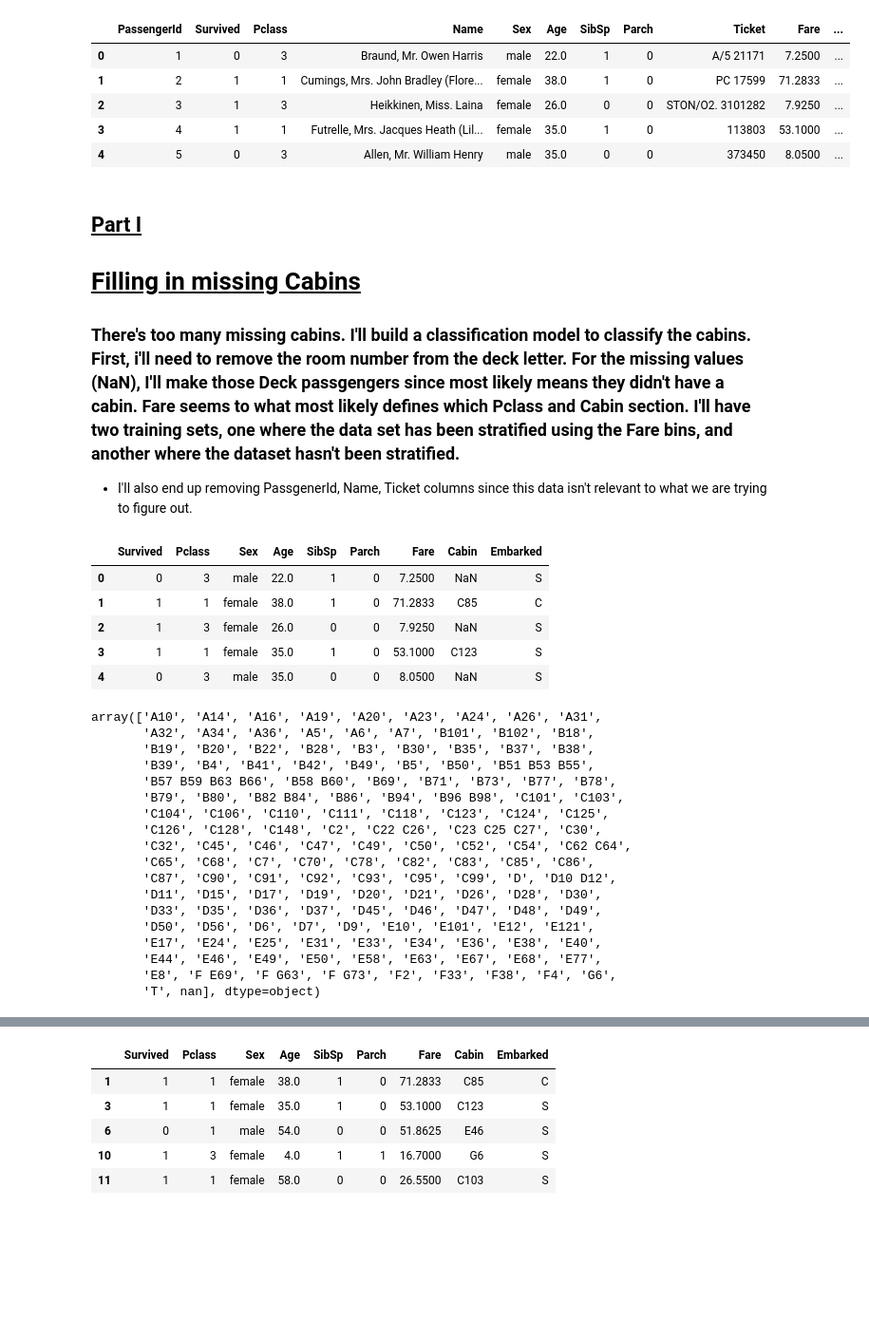
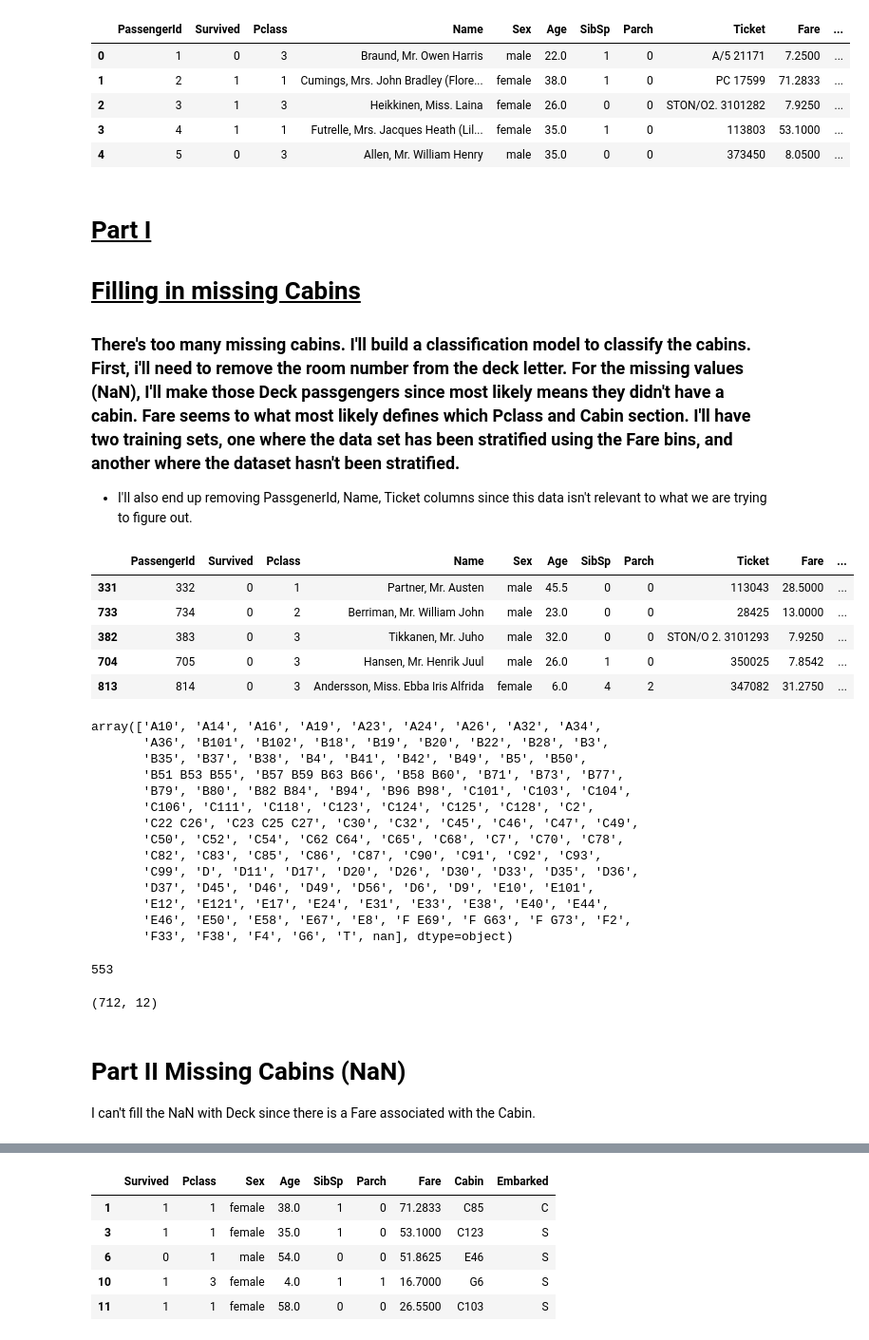
Before and after one commit to SugarfreeTX/kaggle, a Jupyter notebook: titanic.ipynb, the cells around one changed output, grey strips where cells are left out. Shown at 95% size. Cells and saved outputs as stored; diff of their text form; code cells hidden in the pictures; blank space fills up the shorter version.

```diff
--- a/titanic.ipynb
+++ b/titanic.ipynb
@@ -96,43 +96,56 @@ train_data.head()
 | 3 | 4 | 1 | 1 | Futrelle, Mrs. Jacques Heath (Lil... | female | 35.0 | 1 | 0 | 113803 | 53.1000 | ... |
 | 4 | 5 | 0 | 3 | Allen, Mr. William Henry | male | 35.0 | 0 | 0 | 373450 | 8.0500 | ... |
 # %% [markdown]
-## <u>Part I </u>
+# <u>Part I </u>
 
 # <u> Filling in missing Cabins </u>
 
 ### There's too many missing cabins. I'll build a classification model to classify the cabins. First, i'll need to remove the room number from the deck letter. For the missing values (NaN), I'll make those Deck passgengers since most likely means they didn't have a cabin. Fare seems to what most likely defines which Pclass and Cabin section. I'll have two training sets, one where the data set has been stratified using the Fare bins, and another where the dataset hasn't been stratified.
 
 * I'll also end up removing PassgenerId, Name, Ticket columns since this data isn't relevant to what we are trying to figure out.
-# %%
-train_data = train_data.drop(['PassengerId', 'Name', 'Ticket'], axis=1)
-train_data.head()
-# %% [output]
-|  | Survived | Pclass | Sex | Age | SibSp | Parch | Fare | Cabin | Embarked |
-| 0 | 0 | 3 | male | 22.0 | 1 | 0 | 7.2500 | NaN | S |
-| 1 | 1 | 1 | female | 38.0 | 1 | 0 | 71.2833 | C85 | C |
-| 2 | 1 | 3 | female | 26.0 | 0 | 0 | 7.9250 | NaN | S |
-| 3 | 1 | 1 | female | 35.0 | 1 | 0 | 53.1000 | C123 | S |
-| 4 | 0 | 3 | male | 35.0 | 0 | 0 | 8.0500 | NaN | S |
+# %%
+# Split the data 80*/20
+
+from sklearn.model_selection import train_test_split
+
+train, test = train_test_split(train_data, test_size=0.2, random_state=42)
+
+train.head()
+# %% [output]
+|  | PassengerId | Survived | Pclass | Name | Sex | Age | SibSp | Parch | Ticket | Fare | ... |
+| 331 | 332 | 0 | 1 | Partner, Mr. Austen | male | 45.5 | 0 | 0 | 113043 | 28.5000 | ... |
+| 733 | 734 | 0 | 2 | Berriman, Mr. William John | male | 23.0 | 0 | 0 | 28425 | 13.0000 | ... |
+| 382 | 383 | 0 | 3 | Tikkanen, Mr. Juho | male | 32.0 | 0 | 0 | STON/O 2. 3101293 | 7.9250 | ... |
+| 704 | 705 | 0 | 3 | Hansen, Mr. Henrik Juul | male | 26.0 | 1 | 0 | 350025 | 7.8542 | ... |
+| 813 | 814 | 0 | 3 | Andersson, Miss. Ebba Iris Alfrida | female | 6.0 | 4 | 2 | 347082 | 31.2750 | ... |
 # %%
-train_data.Cabin.sort_values(ascending=True).unique()
+train.Cabin.sort_values(ascending=True).unique()
 
 # A, B, C, D, E, F, G, T, nan
 # %% [output]
-array(['A10', 'A14', 'A16', 'A19', 'A20', 'A23', 'A24', 'A26', 'A31',
-       'A32', 'A34', 'A36', 'A5', 'A6', 'A7', 'B101', 'B102', 'B18',
-       'B19', 'B20', 'B22', 'B28', 'B3', 'B30', 'B35', 'B37', 'B38',
-       'B39', 'B4', 'B41', 'B42', 'B49', 'B5', 'B50', 'B51 B53 B55',
-       'B57 B59 B63 B66', 'B58 B60', 'B69', 'B71', 'B73', 'B77', 'B78',
-       'B79', 'B80', 'B82 B84', 'B86', 'B94', 'B96 B98', 'C101', 'C103',
-       'C104', 'C106', 'C110', 'C111', 'C118', 'C123', 'C124', 'C125',
-       'C126', 'C128', 'C148', 'C2', 'C22 C26', 'C23 C25 C27', 'C30',
-       'C32', 'C45', 'C46', 'C47', 'C49', 'C50', 'C52', 'C54', 'C62 C64',
-       'C65', 'C68', 'C7', 'C70', 'C78', 'C82', 'C83', 'C85', 'C86',
-       'C87', 'C90', 'C91', 'C92', 'C93', 'C95', 'C99', 'D', 'D10 D12',
-       'D11', 'D15', 'D17', 'D19', 'D20', 'D21', 'D26', 'D28', 'D30',
-       'D33', 'D35', 'D36', 'D37', 'D45', 'D46', 'D47', 'D48', 'D49',
-       'D50', 'D56', 'D6', 'D7', 'D9', 'E10', 'E101', 'E12', 'E121',
-       'E17', 'E24', 'E25', 'E31', 'E33', 'E34', 'E36', 'E38', 'E40',
-       'E44', 'E46', 'E49', 'E50', 'E58', 'E63', 'E67', 'E68', 'E77',
-       'E8', 'F E69', 'F G63', 'F G73', 'F2', 'F33', 'F38', 'F4', 'G6',
-       'T', nan], dtype=object)
+array(['A10', 'A14', 'A16', 'A19', 'A23', 'A24', 'A26', 'A32', 'A34',
+       'A36', 'B101', 'B102', 'B18', 'B19', 'B20', 'B22', 'B28', 'B3',
+       'B35', 'B37', 'B38', 'B4', 'B41', 'B42', 'B49', 'B5', 'B50',
+       'B51 B53 B55', 'B57 B59 B63 B66', 'B58 B60', 'B71', 'B73', 'B77',
+       'B79', 'B80', 'B82 B84', 'B94', 'B96 B98', 'C101', 'C103', 'C104',
+       'C106', 'C111', 'C118', 'C123', 'C124', 'C125', 'C128', 'C2',
+       'C22 C26', 'C23 C25 C27', 'C30', 'C32', 'C45', 'C46', 'C47', 'C49',
+       'C50', 'C52', 'C54', 'C62 C64', 'C65', 'C68', 'C7', 'C70', 'C78',
+       'C82', 'C83', 'C85', 'C86', 'C87', 'C90', 'C91', 'C92', 'C93',
+       'C99', 'D', 'D11', 'D17', 'D20', 'D26', 'D30', 'D33', 'D35', 'D36',
+       'D37', 'D45', 'D46', 'D49', 'D56', 'D6', 'D9', 'E10', 'E101',
+       'E12', 'E121', 'E17', 'E24', 'E31', 'E33', 'E38', 'E40', 'E44',
+       'E46', 'E50', 'E58', 'E67', 'E8', 'F E69', 'F G63', 'F G73', 'F2',
+       'F33', 'F38', 'F4', 'G6', 'T', nan], dtype=object)
+# %%
+train.Cabin.isnull().sum()
+# %% [output]
+553
+# %%
+train.shape
+# %% [output]
+(712, 12)
+# %% [markdown]
+# Part II Missing Cabins (NaN)
+
+I can't fill the NaN with Deck since there is a Fare associated with the Cabin.
```
Also changed, not shown: parts of 68 cells of this notebook.
